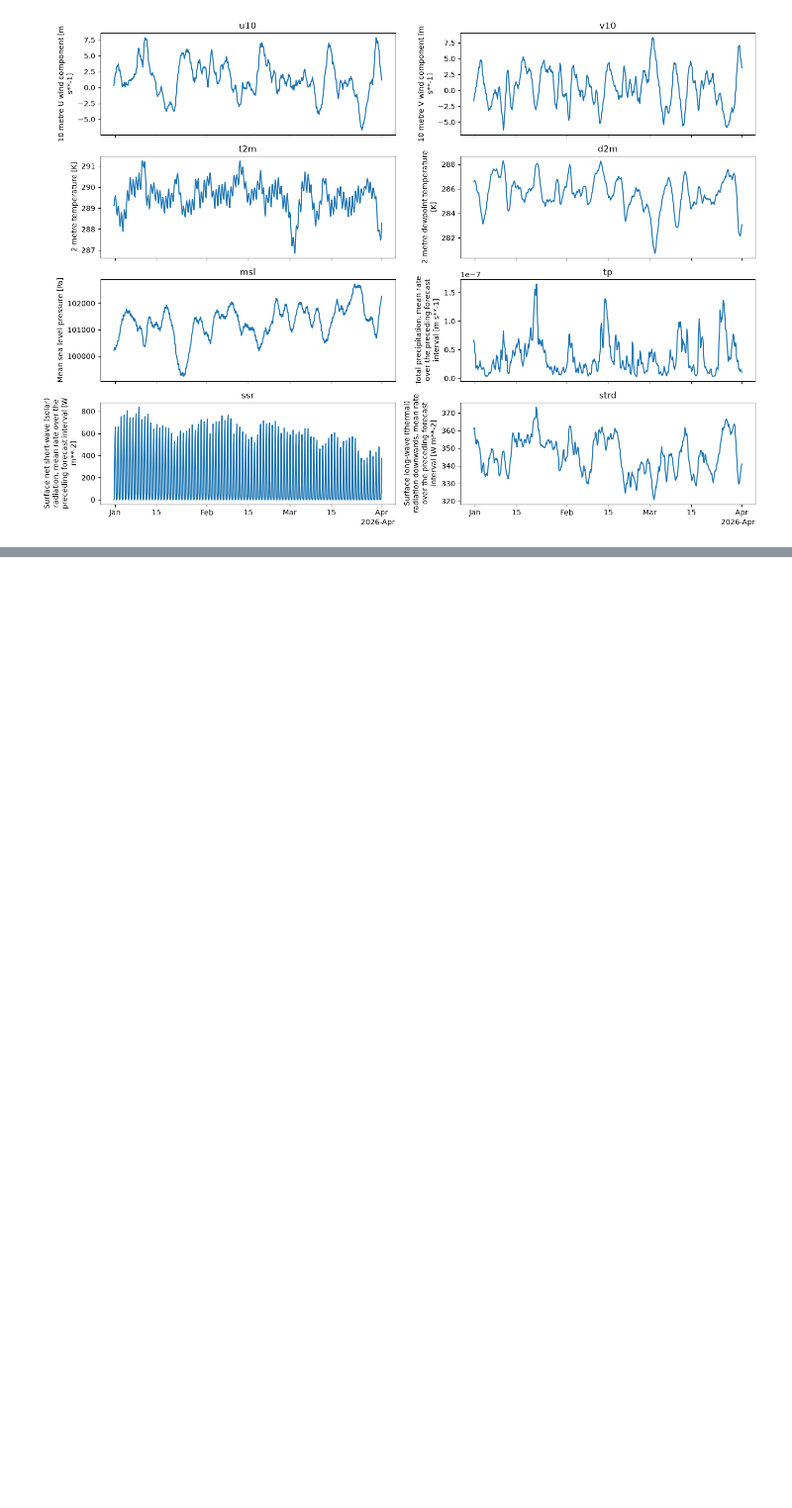
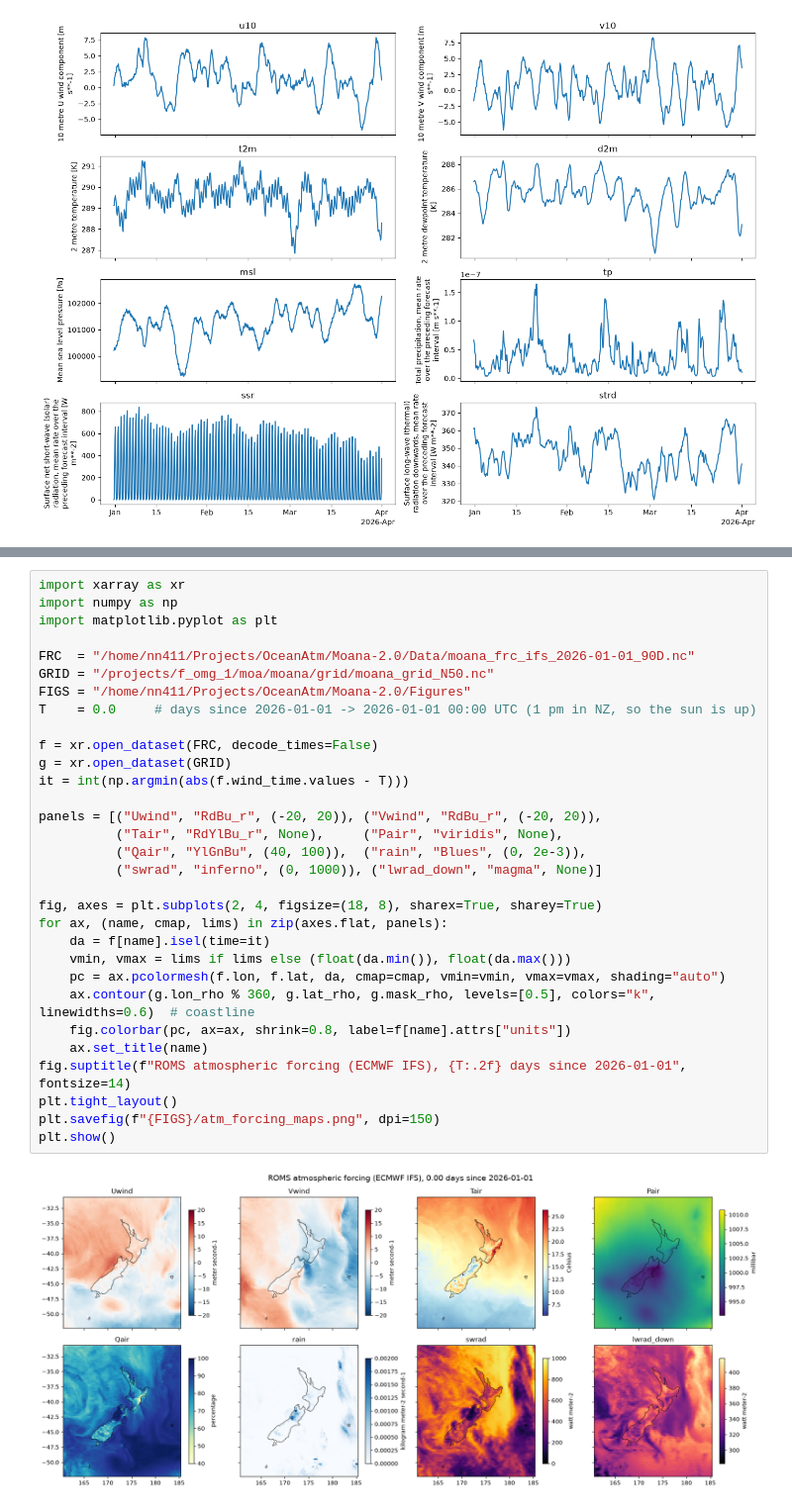
Before and after one commit to Ocean-Atmosphere-modeling/Moana-2.0, a Jupyter notebook: Notebooks/Inspecting_atm_file.ipynb, the cells around one changed output, grey strips where cells are left out. Shown at 99% size. Cells and saved outputs as stored; diff of their text form; blank space fills up the shorter version.

```diff
--- a/Notebooks/Inspecting_atm_file.ipynb
+++ b/Notebooks/Inspecting_atm_file.ipynb
@@ -120,0 +255,33 @@ plt.tight_layout()
+# %%
+import xarray as xr
+import numpy as np
+import matplotlib.pyplot as plt
+
+FRC  = "/home/nn411/Projects/OceanAtm/Moana-2.0/Data/moana_frc_ifs_2026-01-01_90D.nc"
+GRID = "/projects/f_omg_1/moa/moana/grid/moana_grid_N50.nc"
+FIGS = "/home/nn411/Projects/OceanAtm/Moana-2.0/Figures"
+T    = 0.0     # days since 2026-01-01 -> 2026-01-01 00:00 UTC (1 pm in NZ, so the sun is up)
+
+f = xr.open_dataset(FRC, decode_times=False)
+g = xr.open_dataset(GRID)
+it = int(np.argmin(abs(f.wind_time.values - T)))
+
+panels = [("Uwind", "RdBu_r", (-20, 20)), ("Vwind", "RdBu_r", (-20, 20)),
+          ("Tair", "RdYlBu_r", None),     ("Pair", "viridis", None),
+          ("Qair", "YlGnBu", (40, 100)),  ("rain", "Blues", (0, 2e-3)),
+          ("swrad", "inferno", (0, 1000)), ("lwrad_down", "magma", None)]
+
+fig, axes = plt.subplots(2, 4, figsize=(18, 8), sharex=True, sharey=True)
+for ax, (name, cmap, lims) in zip(axes.flat, panels):
+    da = f[name].isel(time=it)
+    vmin, vmax = lims if lims else (float(da.min()), float(da.max()))
+    pc = ax.pcolormesh(f.lon, f.lat, da, cmap=cmap, vmin=vmin, vmax=vmax, shading="auto")
+    ax.contour(g.lon_rho % 360, g.lat_rho, g.mask_rho, levels=[0.5], colors="k", linewidths=0.6)  # coastline
+    fig.colorbar(pc, ax=ax, shrink=0.8, label=f[name].attrs["units"])
+    ax.set_title(name)
+fig.suptitle(f"ROMS atmospheric forcing (ECMWF IFS), {T:.2f} days since 2026-01-01", fontsize=14)
+plt.tight_layout()
+plt.savefig(f"{FIGS}/atm_forcing_maps.png", dpi=150)
+plt.show()
+# %% [output]
+[figure, added]
```
Also changed, not shown: parts of 10 cells of this notebook, 26 other files.
